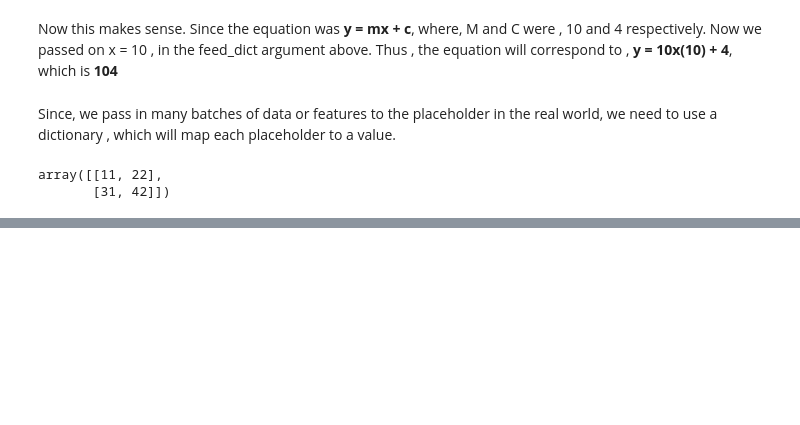
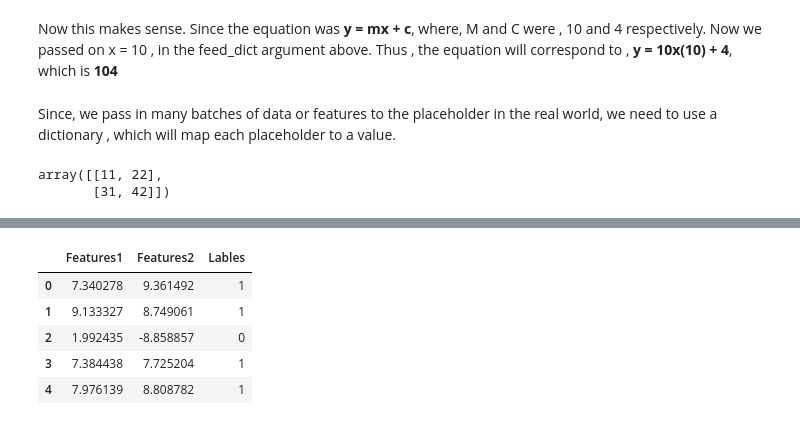
Before and after one commit to justdvnsh/tensorlite, a Jupyter notebook: Tensor-lite.ipynb, the cells around one changed output, grey strips where cells are left out. Cells and saved outputs as stored; diff of their text form; code cells hidden in the pictures; blank space fills up the shorter version.

```diff
--- a/Tensor-lite.ipynb
+++ b/Tensor-lite.ipynb
@@ -256,0 +299,14 @@ array([[11, 22],
+# %%
+df = pd.DataFrame({
+    'Features1': data[0][:,0],
+    'Features2': data[0][:,1],
+    'Lables': data[1]
+})
+df.head()
+# %% [output]
+|  | Features1 | Features2 | Lables |
+| 0 | 7.340278 | 9.361492 | 1 |
+| 1 | 9.133327 | 8.749061 | 1 |
+| 2 | 1.992435 | -8.858857 | 0 |
+| 3 | 7.384438 | 7.725204 | 1 |
+| 4 | 7.976139 | 8.808782 | 1 |
```
Also changed, not shown: parts of 19 cells of this notebook.
